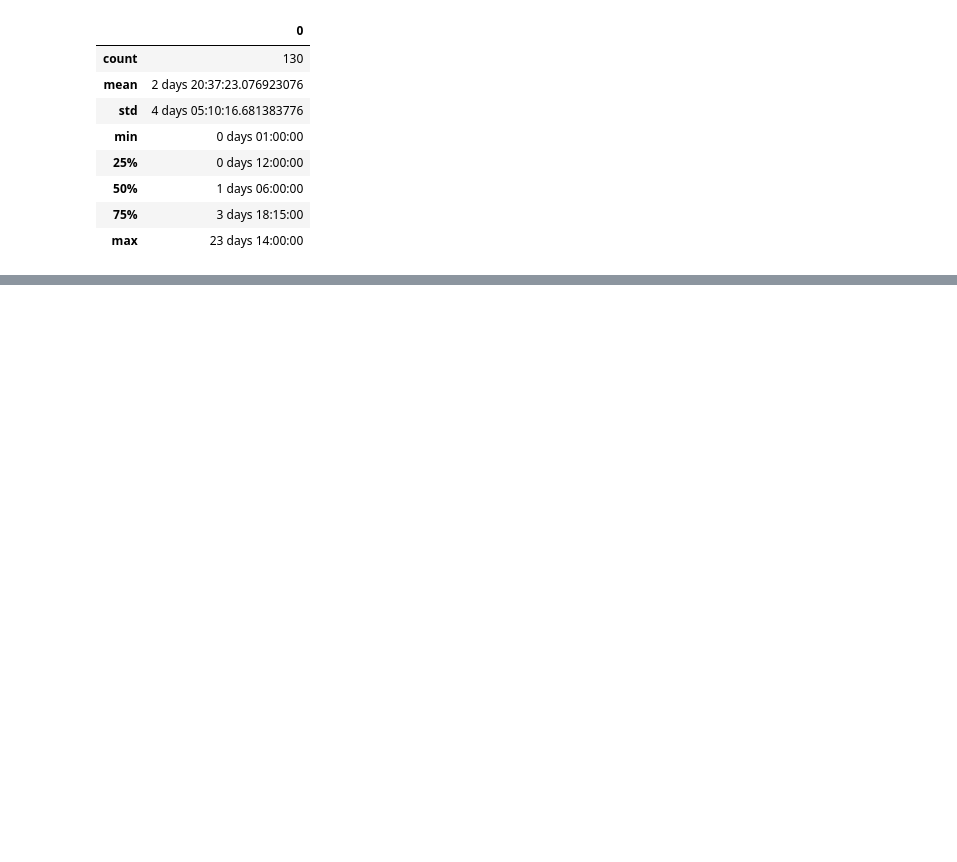
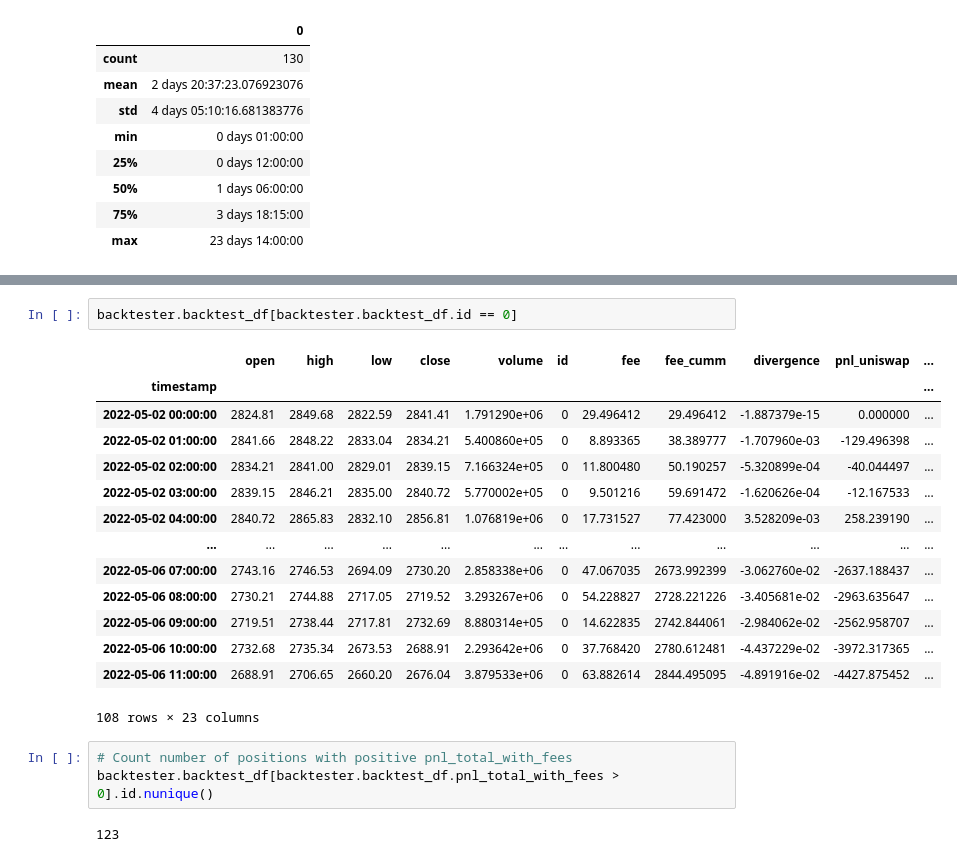
Before and after one commit to adradr/uniswap-delta-neutral-hedge-hft, a Jupyter notebook: backtesting/uniswap_fee_and_divergence.ipynb, the cells around one changed output, grey strips where cells are left out. Drawn from its saved outputs; the diff is of its cells as text; blank space fills up the shorter version.

```diff
--- a/backtesting/uniswap_fee_and_divergence.ipynb
+++ b/backtesting/uniswap_fee_and_divergence.ipynb
@@ -84,0 +107,22 @@ Frequency of positions in hours
+# %%
+backtester.backtest_df[backtester.backtest_df.id == 0]
+# %% [output]
+|  | open | high | low | close | volume | id | fee | fee_cumm | divergence | pnl_uniswap | ... |
+| timestamp |  |  |  |  |  |  |  |  |  |  | ... |
+| 2022-05-02 00:00:00 | 2824.81 | 2849.68 | 2822.59 | 2841.41 | 1.791290e+06 | 0 | 29.496412 | 29.496412 | -1.887379e-15 | 0.000000 | ... |
+| 2022-05-02 01:00:00 | 2841.66 | 2848.22 | 2833.04 | 2834.21 | 5.400860e+05 | 0 | 8.893365 | 38.389777 | -1.707960e-03 | -129.496398 | ... |
+| 2022-05-02 02:00:00 | 2834.21 | 2841.00 | 2829.01 | 2839.15 | 7.166324e+05 | 0 | 11.800480 | 50.190257 | -5.320899e-04 | -40.044497 | ... |
+| 2022-05-02 03:00:00 | 2839.15 | 2846.21 | 2835.00 | 2840.72 | 5.770002e+05 | 0 | 9.501216 | 59.691472 | -1.620626e-04 | -12.167533 | ... |
+| 2022-05-02 04:00:00 | 2840.72 | 2865.83 | 2832.10 | 2856.81 | 1.076819e+06 | 0 | 17.731527 | 77.423000 | 3.528209e-03 | 258.239190 | ... |
+| ... | ... | ... | ... | ... | ... | ... | ... | ... | ... | ... | ... |
+| 2022-05-06 07:00:00 | 2743.16 | 2746.53 | 2694.09 | 2730.20 | 2.858338e+06 | 0 | 47.067035 | 2673.992399 | -3.062760e-02 | -2637.188437 | ... |
+| 2022-05-06 08:00:00 | 2730.21 | 2744.88 | 2717.05 | 2719.52 | 3.293267e+06 | 0 | 54.228827 | 2728.221226 | -3.405681e-02 | -2963.635647 | ... |
+| 2022-05-06 09:00:00 | 2719.51 | 2738.44 | 2717.81 | 2732.69 | 8.880314e+05 | 0 | 14.622835 | 2742.844061 | -2.984062e-02 | -2562.958707 | ... |
+| 2022-05-06 10:00:00 | 2732.68 | 2735.34 | 2673.53 | 2688.91 | 2.293642e+06 | 0 | 37.768420 | 2780.612481 | -4.437229e-02 | -3972.317365 | ... |
+| 2022-05-06 11:00:00 | 2688.91 | 2706.65 | 2660.20 | 2676.04 | 3.879533e+06 | 0 | 63.882614 | 2844.495095 | -4.891916e-02 | -4427.875452 | ... |
+108 rows × 23 columns
+# %%
+# Count number of positions with positive pnl_total_with_fees
+backtester.backtest_df[backtester.backtest_df.pnl_total_with_fees > 0].id.nunique()
+# %% [output]
+123
```
Also changed, not shown: parts of 6 cells of this notebook, 2 other files.
